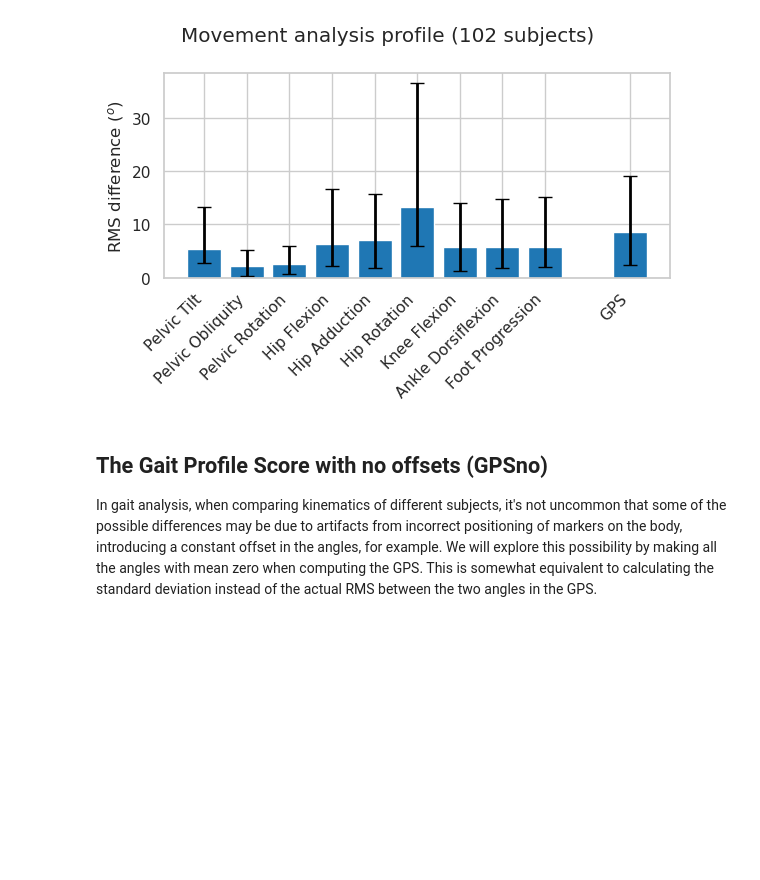
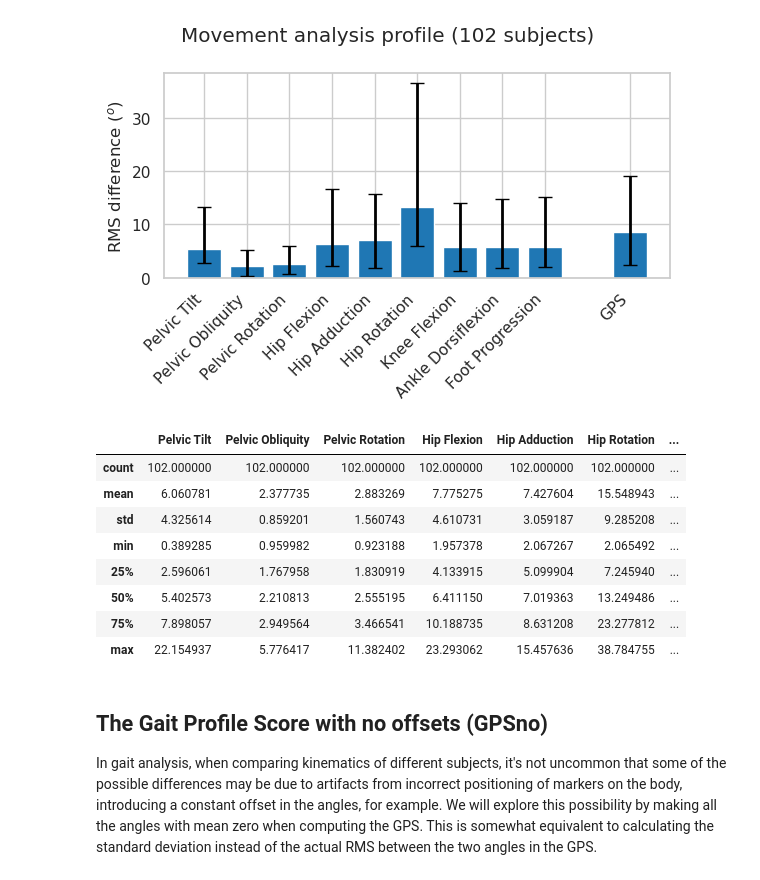
Before and after one commit to demotu/gait_score, a Jupyter notebook: notebooks/gps.ipynb, the cells around one changed output. Cells and saved outputs as stored; diff of their text form; code cells hidden in the pictures; blank space fills up the shorter version.

```diff
--- a/notebooks/gps.ipynb
+++ b/notebooks/gps.ipynb
@@ -369,6 +410,18 @@ plot_gps(gvs_kin, gvs_m_kin, gvs_std_kin, metadata, path2, hist=True, MAP=False,
 plot_gps(gvs_kin, gvs_m_kin, gvs_std_kin, metadata, path2, hist=False, MAP=True, units='$^o$')
 # %% [output]
 [figure]
+# %%
+gvs_kin.describe()
+# %% [output]
+|  | Pelvic Tilt | Pelvic Obliquity | Pelvic Rotation | Hip Flexion | Hip Adduction | Hip Rotation | ... |
+| count | 102.000000 | 102.000000 | 102.000000 | 102.000000 | 102.000000 | 102.000000 | ... |
+| mean | 6.060781 | 2.377735 | 2.883269 | 7.775275 | 7.427604 | 15.548943 | ... |
+| std | 4.325614 | 0.859201 | 1.560743 | 4.610731 | 3.059187 | 9.285208 | ... |
+| min | 0.389285 | 0.959982 | 0.923188 | 1.957378 | 2.067267 | 2.065492 | ... |
+| 25% | 2.596061 | 1.767958 | 1.830919 | 4.133915 | 5.099904 | 7.245940 | ... |
+| 50% | 5.402573 | 2.210813 | 2.555195 | 6.411150 | 7.019363 | 13.249486 | ... |
+| 75% | 7.898057 | 2.949564 | 3.466541 | 10.188735 | 8.631208 | 23.277812 | ... |
+| max | 22.154937 | 5.776417 | 11.382402 | 23.293062 | 15.457636 | 38.784755 | ... |
 # %% [markdown]
 ## The Gait Proﬁle Score with no offsets (GPSno)
 
```
Also changed, not shown: parts of 7 cells of this notebook.
